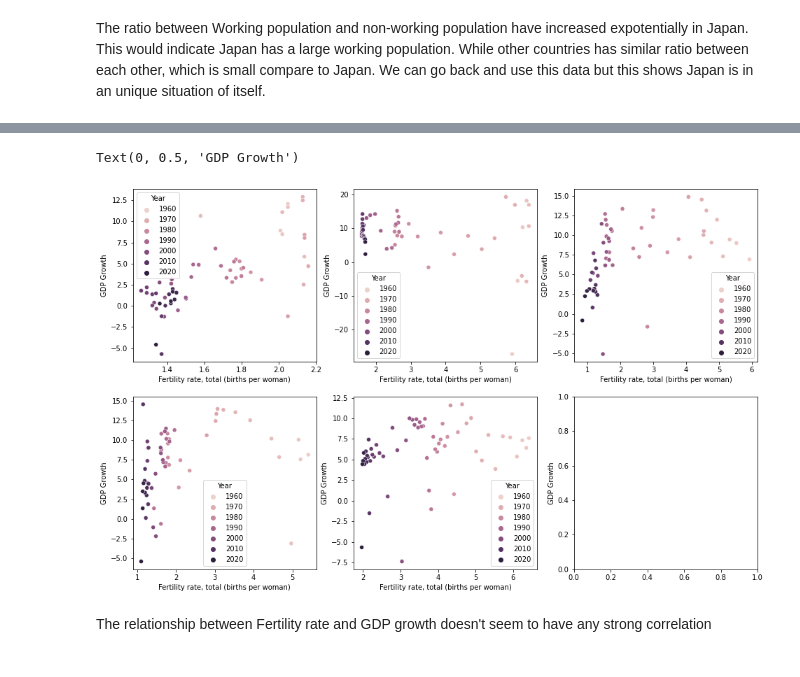
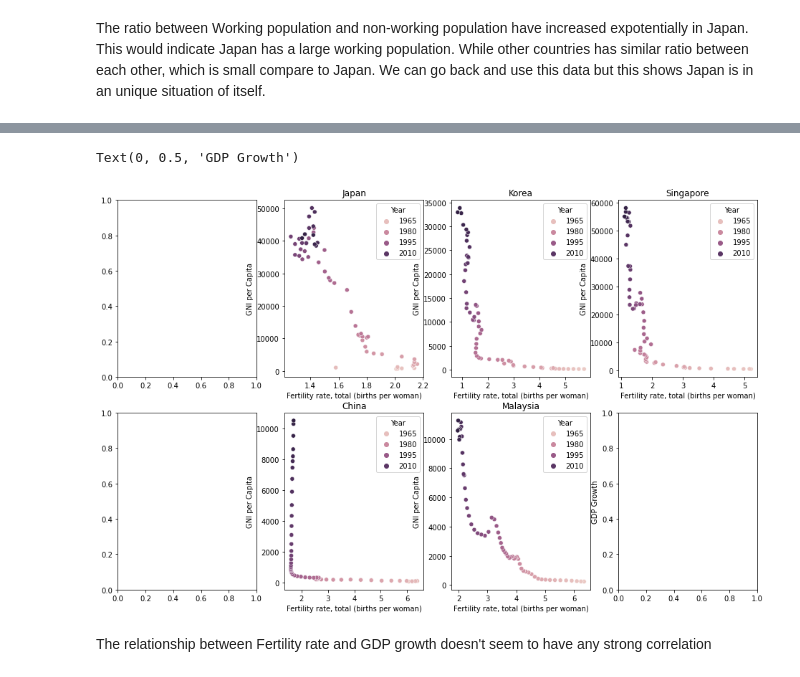
Before and after one commit to SangHyuNBack/2nd-Capstone-Project, a Jupyter notebook: EDA.ipynb, the cells around one changed output, grey strips where cells are left out. Saved outputs shown, nothing was run; the diff lists cells and outputs as text; code cells hidden in the pictures.

```diff
--- a/EDA.ipynb
+++ b/EDA.ipynb
@@ -68,14 +148,14 @@ We can go back and use this data but this shows Japan is in an unique situation
 # %%
-#Looking at relationship between Fertility rate and GDP Growth
-fig, ax = plt.subplots(2,3, figsize = (16, 10))
-sns.scatterplot(ax = ax[0,0],y= 'GDP Growth',  x= 'Fertility rate, total (births per woman)', data = Japan, hue ='Year')
-sns.scatterplot(ax = ax[0,1],y = 'GDP Growth',  x= 'Fertility rate, total (births per woman)', data = China, hue ='Year')
-sns.scatterplot(ax = ax[0,2],y = 'GDP Growth',  x= 'Fertility rate, total (births per woman)', data = Korea, hue ='Year')
-sns.scatterplot(ax = ax[1,0],y = 'GDP Growth',  x= 'Fertility rate, total (births per woman)', data = Singapore, hue ='Year')
-sns.scatterplot(ax = ax[1,1],y = 'GDP Growth',  x= 'Fertility rate, total (births per woman)', data = Malaysia, hue ='Year')
+#Looking at relationship between Fertility rate and GNI
+fig, ax = plt.subplots(2,4, figsize = (16, 10))
+sns.scatterplot(ax = ax[0,1],y = 'GNI per Capita',  x= 'Fertility rate, total (births per woman)', data = Japan, hue ='Year').set(title= 'Japan')
+sns.scatterplot(ax = ax[0,2],y = 'GNI per Capita',  x= 'Fertility rate, total (births per woman)', data = Korea, hue ='Year').set(title= 'Korea')
+sns.scatterplot(ax = ax[0,3],y = 'GNI per Capita',  x= 'Fertility rate, total (births per woman)', data = Singapore, hue ='Year').set(title= 'Singapore')
+sns.scatterplot(ax = ax[1,1],y = 'GNI per Capita',  x= 'Fertility rate, total (births per woman)', data = China, hue ='Year').set(title='China')
+sns.scatterplot(ax = ax[1,2],y = 'GNI per Capita',  x= 'Fertility rate, total (births per woman)', data = Malaysia, hue ='Year').set(title='Malaysia')
 plt.ylabel('GDP Growth')
 # %% [output]
 Text(0, 0.5, 'GDP Growth')
-[figure, old version]
+[figure, new version]
 # %% [markdown]
 The relationship between Fertility rate and GDP growth doesn't seem to have any strong correlation
```
Also changed, not shown: parts of 33 cells of this notebook, 3 other files.
